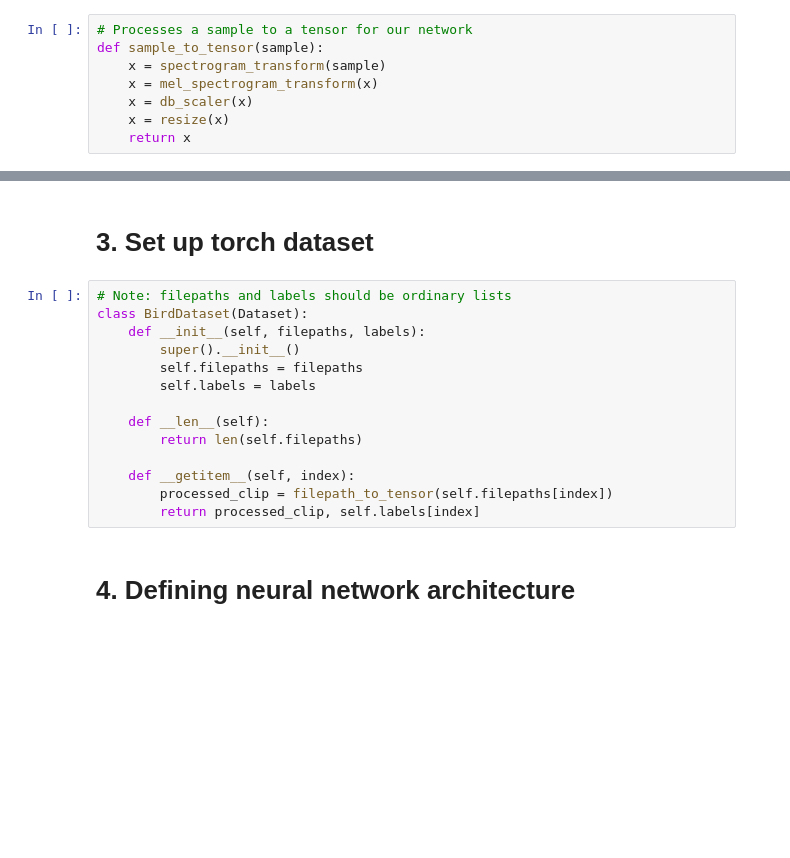
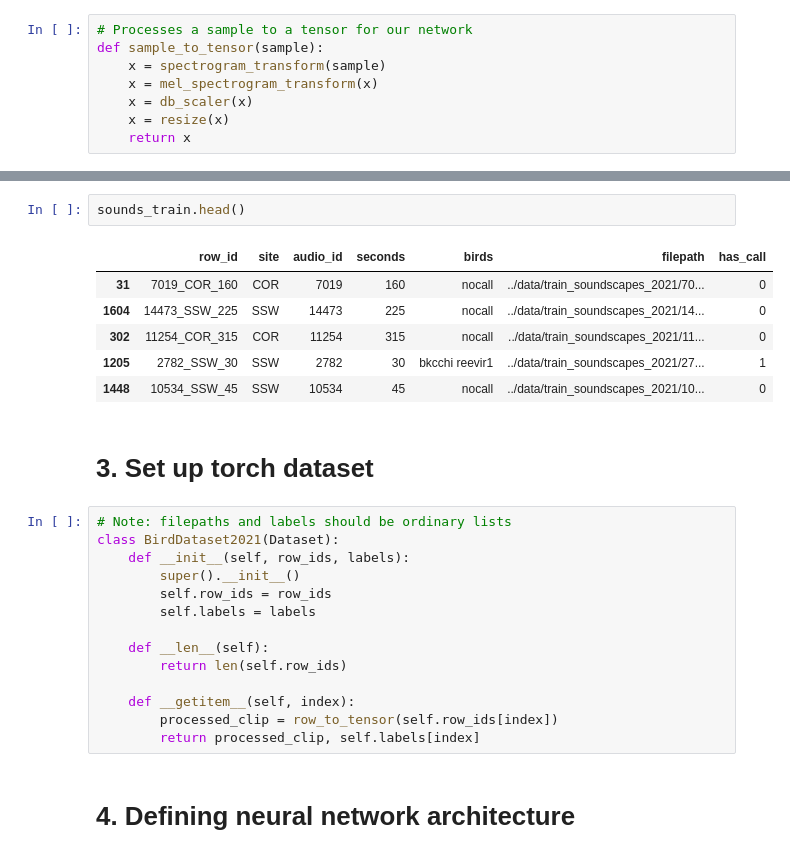
Before and after one commit to AmziJeffs/Erdos_birdCLEF, a Jupyter notebook: scripts/birdcall_detection.ipynb, the cells around one changed output, grey strips where cells are left out. Drawn from its saved outputs; the diff is of its cells as text; blank space fills up the shorter version.

```diff
--- a/scripts/birdcall_detection.ipynb
+++ b/scripts/birdcall_detection.ipynb
@@ -175,18 +177,27 @@ plt.show()
+# %%
+sounds_train.head()
+# %% [output]
+|  | row_id | site | audio_id | seconds | birds | filepath | has_call |
+| 31 | 7019_COR_160 | COR | 7019 | 160 | nocall | ../data/train_soundscapes_2021/70... | 0 |
+| 1604 | 14473_SSW_225 | SSW | 14473 | 225 | nocall | ../data/train_soundscapes_2021/14... | 0 |
+| 302 | 11254_COR_315 | COR | 11254 | 315 | nocall | ../data/train_soundscapes_2021/11... | 0 |
+| 1205 | 2782_SSW_30 | SSW | 2782 | 30 | bkcchi reevir1 | ../data/train_soundscapes_2021/27... | 1 |
+| 1448 | 10534_SSW_45 | SSW | 10534 | 45 | nocall | ../data/train_soundscapes_2021/10... | 0 |
 # %% [markdown]
 # 3. Set up torch dataset
 # %%
 # Note: filepaths and labels should be ordinary lists
-class BirdDataset(Dataset):
-    def __init__(self, filepaths, labels):
+class BirdDataset2021(Dataset):
+    def __init__(self, row_ids, labels):
         super().__init__()
-        self.filepaths = filepaths
+        self.row_ids = row_ids
         self.labels = labels
 
     def __len__(self):
-        return len(self.filepaths)
+        return len(self.row_ids)
 
     def __getitem__(self, index):
-        processed_clip = filepath_to_tensor(self.filepaths[index])
+        processed_clip = row_to_tensor(self.row_ids[index])
         return processed_clip, self.labels[index]
 # %% [markdown]
 # 4. Defining neural network architecture
```
Also changed, not shown: parts of 13 cells of this notebook.
